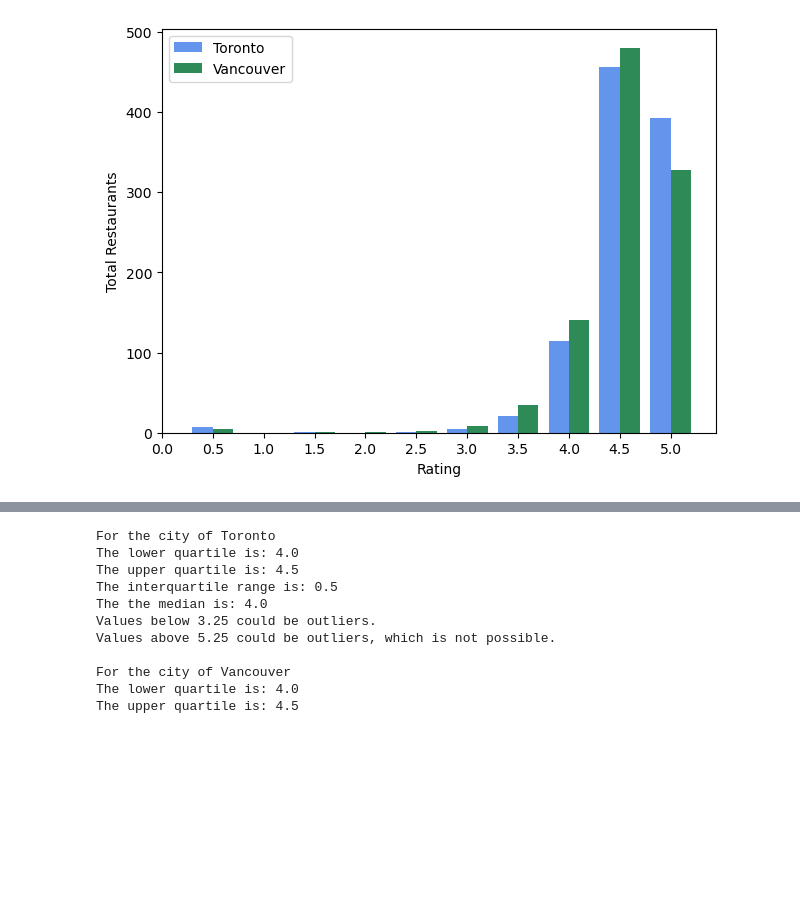
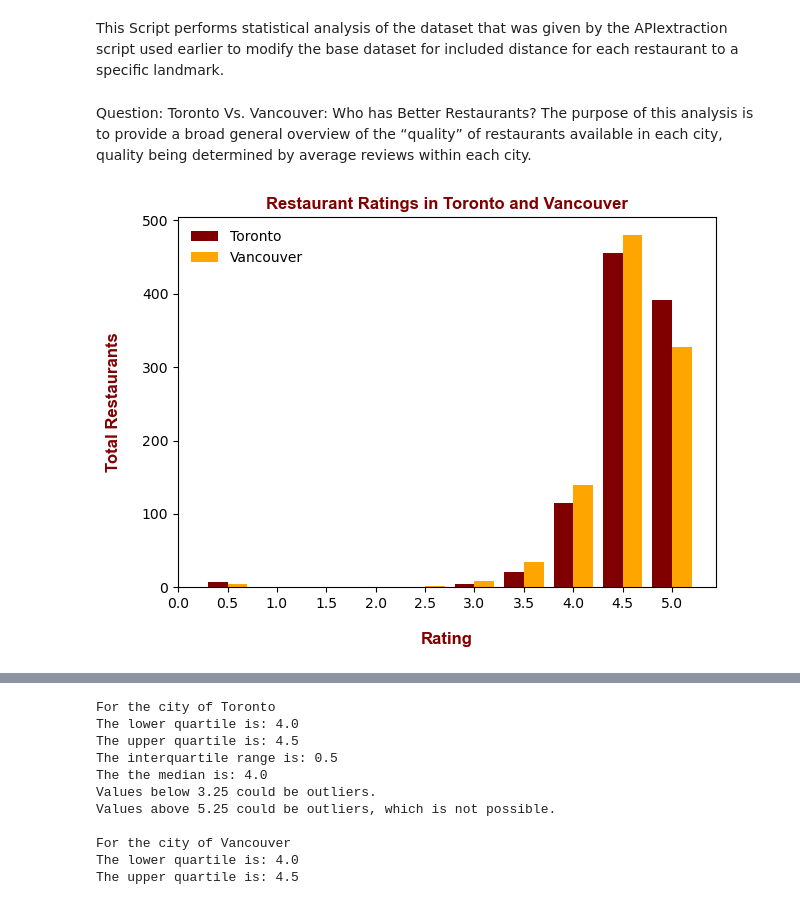
Before and after one commit to AlanDeng7/Module-7-Project1, a Jupyter notebook: Code_Chris/project_1_visualizations.ipynb, the cells around one changed output, grey strips where cells are left out. Drawn from its saved outputs; the diff is of its cells as text; code cells hidden in the pictures; blank space fills up the shorter version.

```diff
--- a/Code_Chris/project_1_visualizations.ipynb
+++ b/Code_Chris/project_1_visualizations.ipynb
@@ -1 +1,3 @@
+# %% [markdown]
+This Script performs statistical analysis of the dataset that was given by the APIextraction script used earlier to modify the base dataset for included distance for each restaurant to a specific landmark.
 # %%
@@ -10,22 +16,34 @@ tor_df = pd.read_csv("../Data/tor_data_chrisEdit.csv")
 tor_df=tor_df[["Restaurant Name", "Rating", "Longitude", "Latitude", "Distance"]].dropna(how="any")
 van_df= pd.read_csv("../Data/van_data_ChrisEdit.csv")
 van_df=van_df[["Restaurant Name", "Rating", "Longitude", "Latitude", "Distance"]].dropna(how="any")
+# %% [markdown]
+Question: Toronto Vs. Vancouver: Who has Better Restaurants?
+The purpose of this analysis is to provide a broad general overview of the “quality” of restaurants available in each city, quality being determined by average reviews within each city.
 # %%
+#Create a histogram for general view of how many restaurants in each city falls into what rating
+
+#bins are basically already defined as the data shows that Yelp reviews come in half star increments
 n_bins = 10
 fig, (ax) = plt.subplots()
 x_axis=np.arange(0, 5.5, .5)
 
+#creating a multi-plot histogram
 x_multi = [tor_df['Rating'], van_df['Rating']]
-plt.xlabel("Rating")
-plt.ylabel("Total Restaurants")
-ax.hist(x_multi, n_bins, label=["Toronto", "Vancouver"], histtype='bar', color=["cornflowerblue", "seagreen"], width=.2, align="right")
-plt.legend(loc="upper left")
+plt.xlabel("Rating", fontsize=12, labelpad=15, fontname="Arial", fontweight="bold", color="maroon")
+plt.ylabel("Total Restaurants", fontsize=12, labelpad=15, fontname="Arial", fontweight="bold", color="maroon")
+plt.title('Restaurant Ratings in Toronto and Vancouver', fontsize=12, fontname="Arial", fontweight="bold", color="maroon")
+ax.hist(x_multi, n_bins, label=["Toronto", "Vancouver"], histtype='bar', color=["maroon", "orange"], width=.2, align="right")
+
+#styling elements
+plt.legend(loc="upper left", frameon=False)
 plt.xticks(x_axis)
 fig.tight_layout()
 plt.show()
+
+#normal test results
 normal_t=st.normaltest(tor_df['Rating'].sample(len(tor_df['Rating'])))
 print(f"Toronto {normal_t}")
 normal_v=st.normaltest(van_df['Rating'].sample(len(van_df['Rating'])))
 print(f"Vancouver {normal_v}")
 # %% [output]
-[figure, old version]
+[figure, new version]
```
Also changed, not shown: parts of 13 cells of this notebook, 4 other files.
